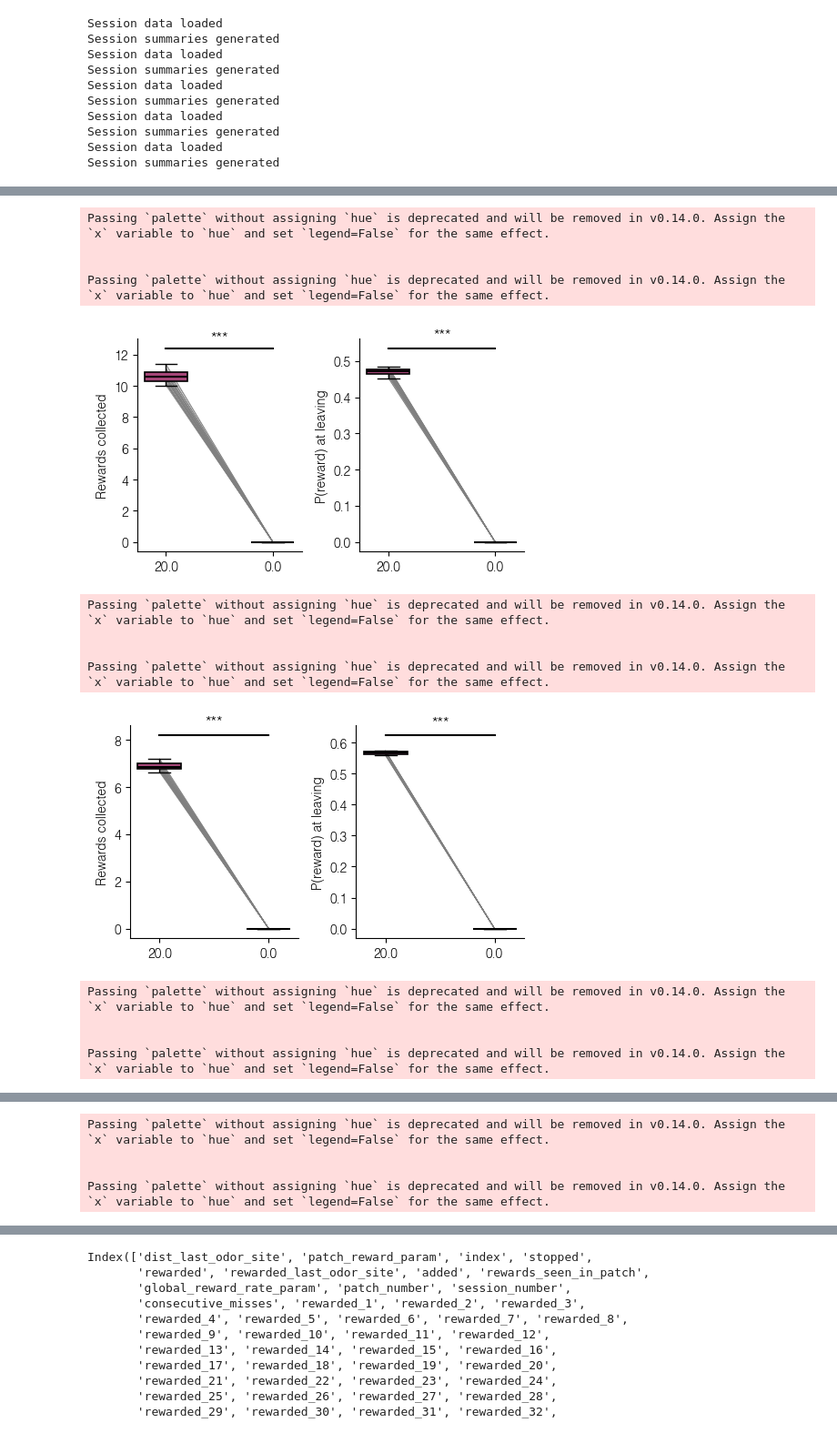
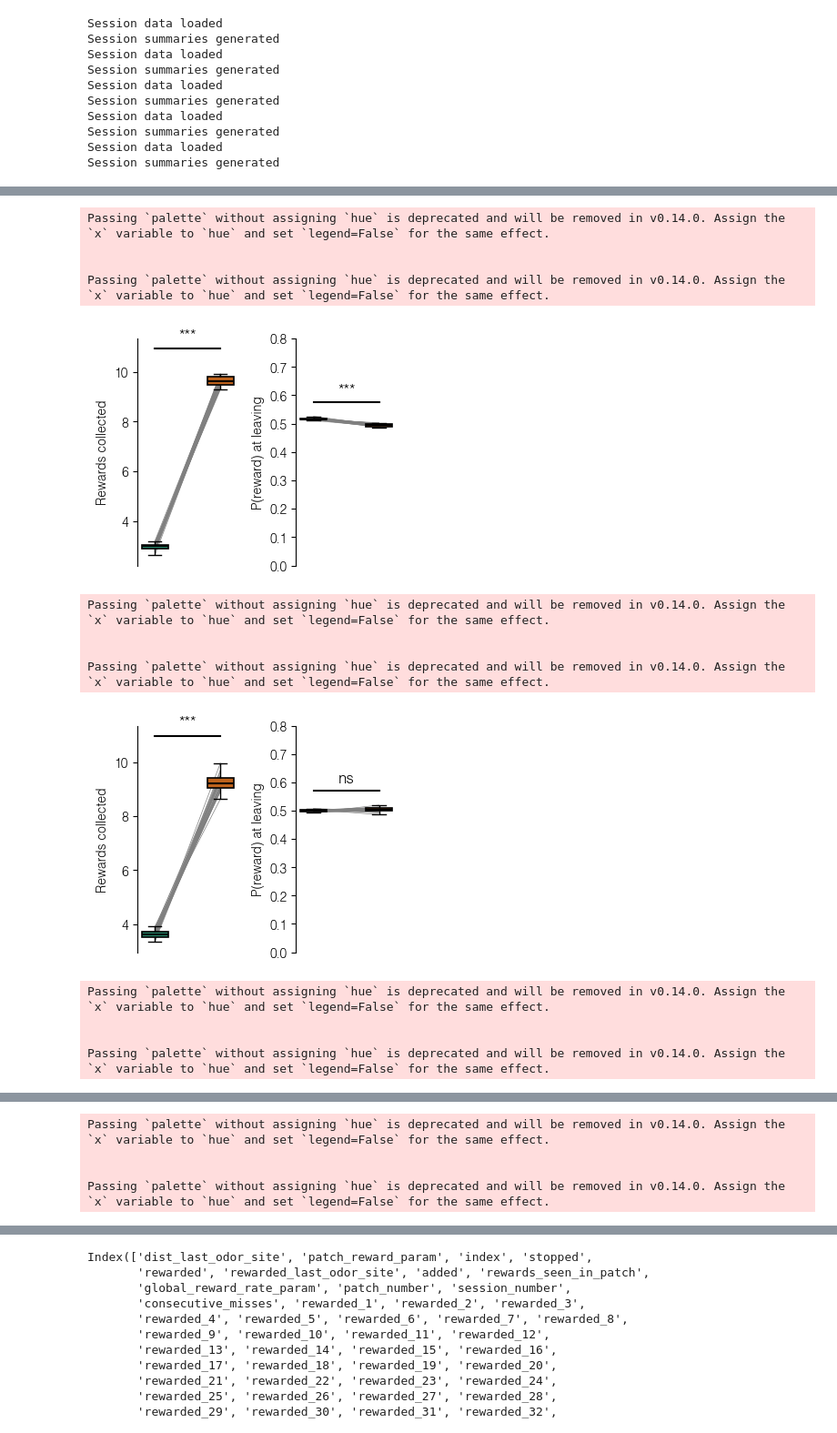
Before and after one commit to davidgbe/favorably_connected, a Jupyter notebook: code/notebooks/bulk_runs_jax/behavioral_gru_offset_exp_decay.ipynb, the cells around one changed output, grey strips where cells are left out. Shown at 91% size. Drawn from its saved outputs; the diff is of its cells as text; code cells hidden in the pictures.

```diff
--- a/code/notebooks/bulk_runs_jax/behavioral_gru_offset_exp_decay.ipynb
+++ b/code/notebooks/bulk_runs_jax/behavioral_gru_offset_exp_decay.ipynb
@@ -74,11 +75,19 @@ plt.show()
 [figure]
 # %%
 FIXED_EXP_GRU_INITIAL_PROB_OFFSET_NETWORKS = [
-    '../../../results/fixed_exp_gru_initial_prob_offset_middle_0p6_net0/trajectories_20260420_123505.pkl',
-    '../../../results/fixed_exp_gru_initial_prob_offset_middle_0p6_net1/trajectories_20260420_131025.pkl',
-    '../../../results/fixed_exp_gru_initial_prob_offset_middle_0p6_net2/trajectories_20260420_134543.pkl',
-    '../../../results/fixed_exp_gru_initial_prob_offset_middle_0p6_net3/trajectories_20260420_142059.pkl',
-    '../../../results/fixed_exp_gru_initial_prob_offset_middle_0p6_net4/trajectories_20260420_145616.pkl',
+    '../../../results/fixed_exp_gru_initial_prob_offset_v4_net0/trajectories_20260529_141949.pkl',
+    '../../../results/fixed_exp_gru_initial_prob_offset_v4_net1/trajectories_20260529_145421.pkl',
+    '../../../results/fixed_exp_gru_initial_prob_offset_v4_net2/trajectories_20260529_152843.pkl',
+    '../../../results/fixed_exp_gru_initial_prob_offset_v4_net3/trajectories_20260529_160251.pkl',
+    '../../../results/fixed_exp_gru_initial_prob_offset_v4_net4/trajectories_20260529_163734.pkl',
 ]
+
+FIXED_EXP_GRU_INITIAL_PROB_OFFSET_NETWORKS_WITH_INTERVENTION = [
+    '../../../results/fixed_exp_gru_initial_prob_offset_v4_intersite_intervention/trajectories_20260602_142751.pkl',
+    '../../../results/fixed_exp_gru_initial_prob_offset_v4_intersite_intervention/trajectories_20260602_142919.pkl',
+    '../../../results/fixed_exp_gru_initial_prob_offset_v4_intersite_intervention/trajectories_20260602_143048.pkl',
+    '../../../results/fixed_exp_gru_initial_prob_offset_v4_intersite_intervention/trajectories_20260602_143215.pkl',
+    '../../../results/fixed_exp_gru_initial_prob_offset_v4_intersite_intervention/trajectories_20260602_143340.pkl',
+]
 # %%
 for i, data_path in enumerate(FIXED_EXP_GRU_INITIAL_PROB_OFFSET_NETWORKS):
@@ -100,6 +102,6 @@ for i, data_path in enumerate(FIXED_EXP_GRU_INITIAL_PROB_OFFSET_NETWORKS):
 # %%
 dfs = [
-    load_odor_site_df(x, nn_num=nn_num)
+    load_odor_site_df(x, nn_num=nn_num, brief=False)
     for nn_num, x in enumerate(FIXED_EXP_GRU_INITIAL_PROB_OFFSET_NETWORKS)
 ]
 # %% [output]
@@ -116,17 +134,25 @@ Session summaries generated
 # %%
 for df in dfs:
-    plot_patch_statistics_by_session(df)
+    plot_patch_statistics_by_session(
+        df,
+        x_axis='patch_type',
+        offsets=[0, 0.6, 0.8],
+        x_mask=[0, 1, 1],
+        fixed_colors=True,
+        x_tick_labels=['Low', 'High'],
+        ylim_right=[0, 0.8],
+    )
 # %% [output]
 Passing `palette` without assigning `hue` is deprecated and will be removed in v0.14.0. Assign the `x` variable to `hue` and set `legend=False` for the same effect.
 
 
 Passing `palette` without assigning `hue` is deprecated and will be removed in v0.14.0. Assign the `x` variable to `hue` and set `legend=False` for the same effect.
-[figure, old version]
+[figure, new version]
 Passing `palette` without assigning `hue` is deprecated and will be removed in v0.14.0. Assign the `x` variable to `hue` and set `legend=False` for the same effect.
 
 
 Passing `palette` without assigning `hue` is deprecated and will be removed in v0.14.0. Assign the `x` variable to `hue` and set `legend=False` for the same effect.
-[figure, old version]
+[figure, new version]
 Passing `palette` without assigning `hue` is deprecated and will be removed in v0.14.0. Assign the `x` variable to `hue` and set `legend=False` for the same effect.
 
 
```
Also changed, not shown: parts of 17 cells of this notebook, 59 other files.
